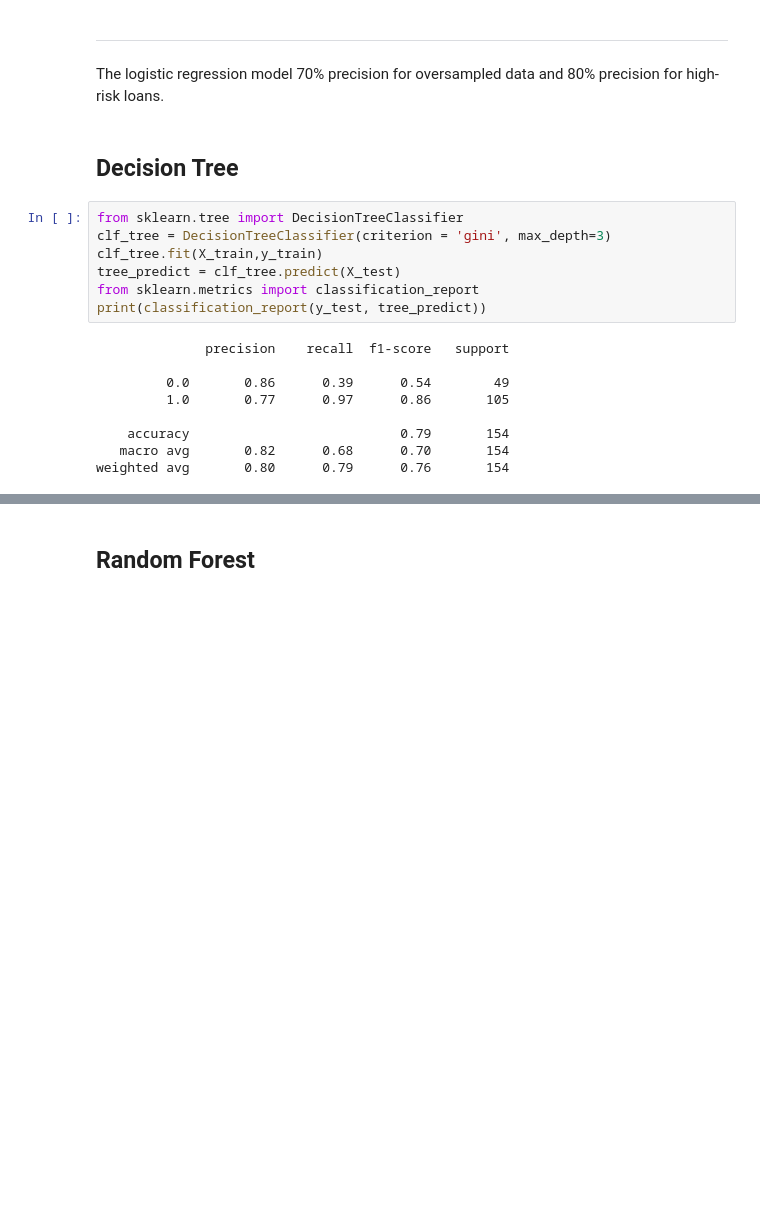
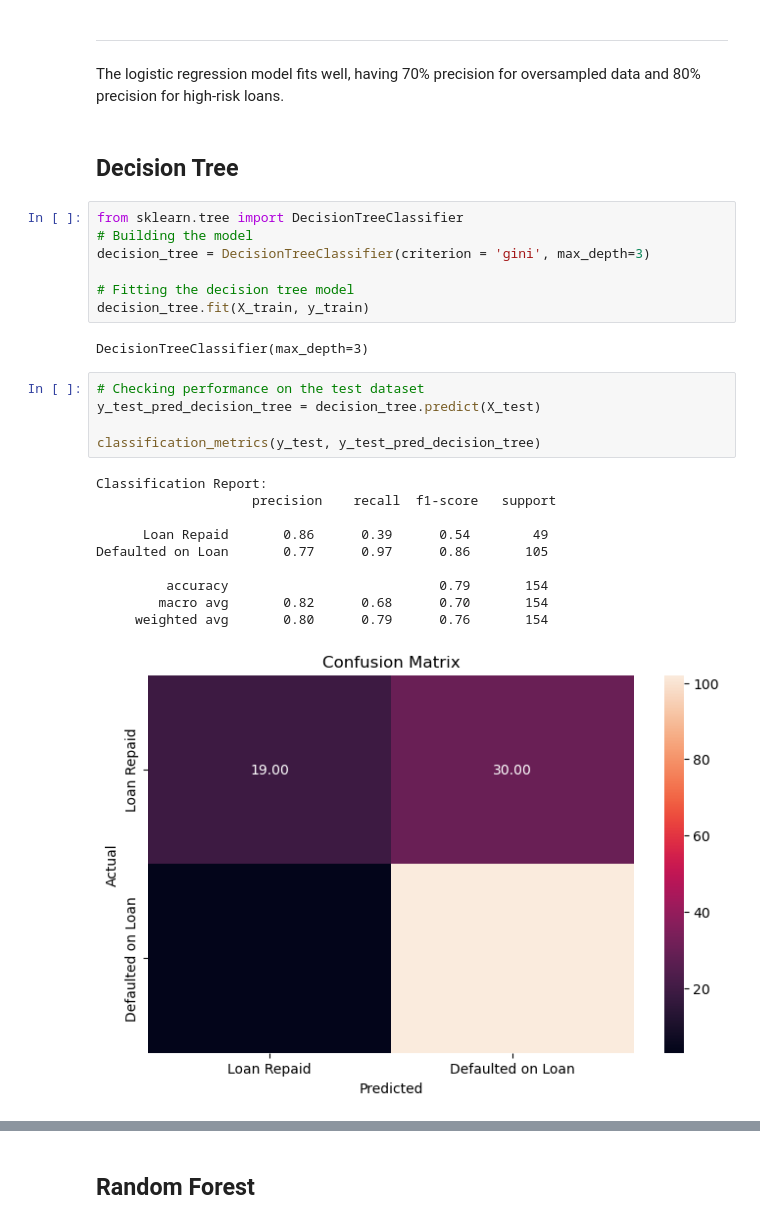
Before and after one commit to AnvithaChaluvadi/Loan-Decision-Tool_Project2, a Jupyter notebook: test-loan defaulter.ipynb, the cells around one changed output, grey strips where cells are left out. Saved outputs shown, nothing was run; the diff lists cells and outputs as text; blank space fills up the shorter version.

```diff
--- a/test-loan defaulter.ipynb
+++ b/test-loan defaulter.ipynb
@@ -472,22 +565,31 @@ avg / total       0.73      0.74      0.62      0.73      0.66      0.44       1
 # %% [markdown]
 ---
 # %% [markdown]
-The logistic regression model  70% precision for oversampled data and 80% precision for high-risk loans.
+The logistic regression model fits well, having 70% precision for oversampled data and 80% precision for high-risk loans.
 # %% [markdown]
 ## Decision Tree
 # %%
 from sklearn.tree import DecisionTreeClassifier
-clf_tree = DecisionTreeClassifier(criterion = 'gini', max_depth=3)
-clf_tree.fit(X_train,y_train)
-tree_predict = clf_tree.predict(X_test)
-from sklearn.metrics import classification_report
-print(classification_report(y_test, tree_predict))
+# Building the model
+decision_tree = DecisionTreeClassifier(criterion = 'gini', max_depth=3)
+
+# Fitting the decision tree model
+decision_tree.fit(X_train, y_train)
 # %% [output]
-              precision    recall  f1-score   support
-
-         0.0       0.86      0.39      0.54        49
-         1.0       0.77      0.97      0.86       105
-
-    accuracy                           0.79       154
-   macro avg       0.82      0.68      0.70       154
-weighted avg       0.80      0.79      0.76       154
+DecisionTreeClassifier(max_depth=3)
+# %%
+# Checking performance on the test dataset
+y_test_pred_decision_tree = decision_tree.predict(X_test)
+
+classification_metrics(y_test, y_test_pred_decision_tree)
+# %% [output]
+Classification Report:
+                    precision    recall  f1-score   support
+
+      Loan Repaid       0.86      0.39      0.54        49
+Defaulted on Loan       0.77      0.97      0.86       105
+
+         accuracy                           0.79       154
+        macro avg       0.82      0.68      0.70       154
+     weighted avg       0.80      0.79      0.76       154
+[figure, added]
```
Also changed, not shown: parts of 27 cells of this notebook, 1 other file.
